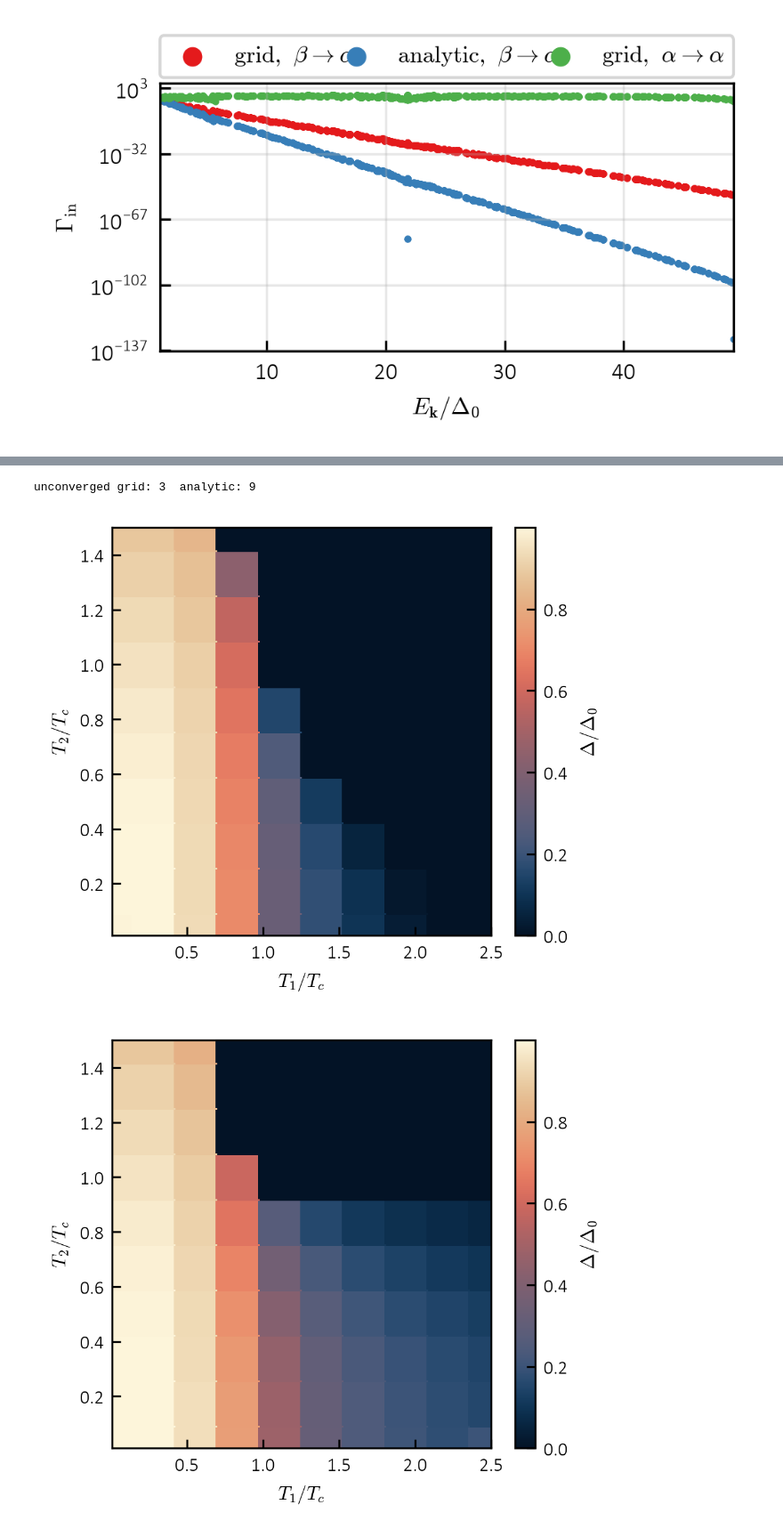
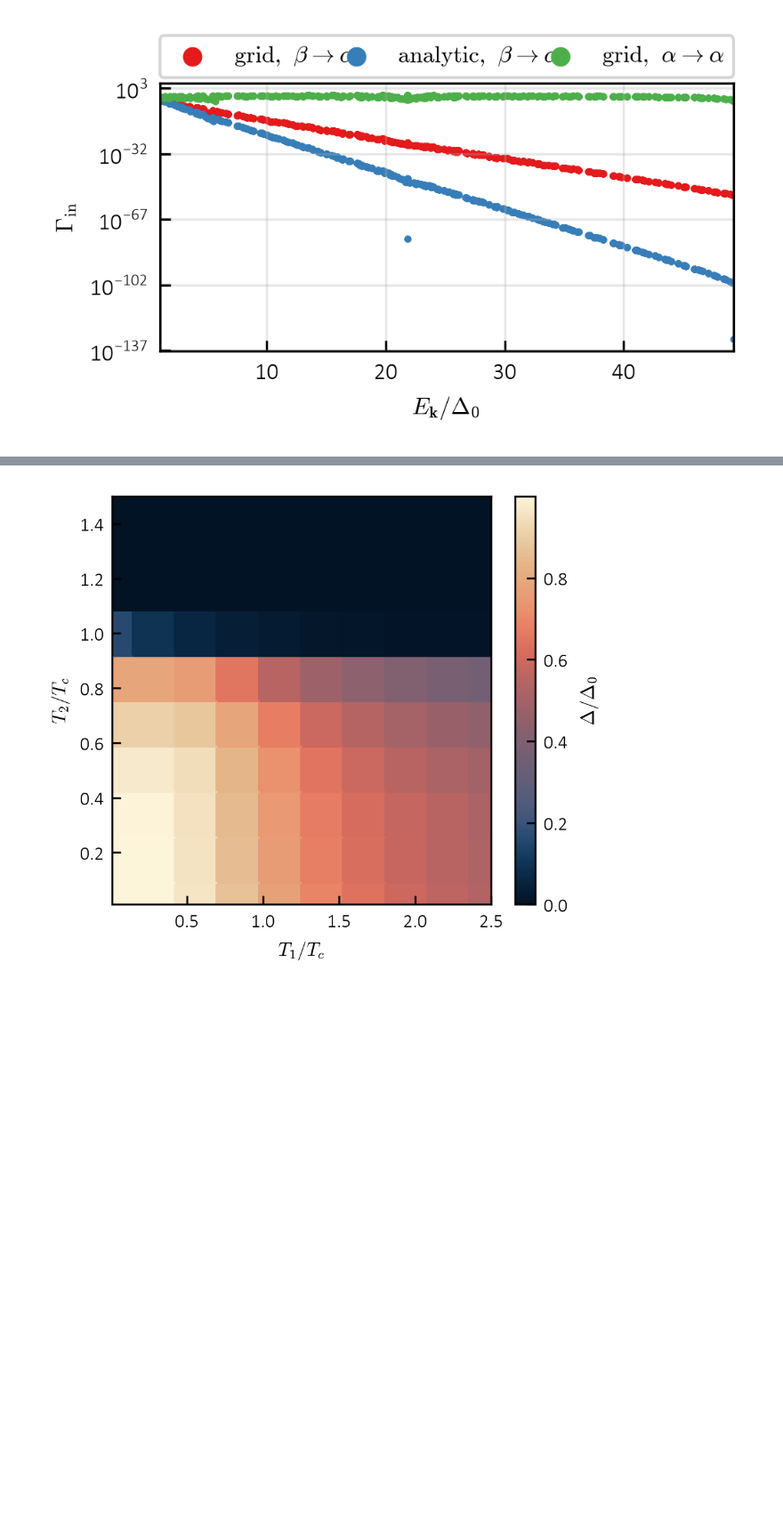
Before and after one commit to korl-z/IJS-F1, a Jupyter notebook: Koda/EI_cutoff/ibz_test copy.ipynb, the cells around one changed output, grey strips where cells are left out. Shown at 89% size. Drawn from its saved outputs; the diff is of its cells as text; code cells hidden in the pictures; blank space fills up the shorter version.

```diff
--- a/Koda/EI_cutoff/ibz_test copy.ipynb
+++ b/Koda/EI_cutoff/ibz_test copy.ipynb
@@ -129,7 +130,7 @@ plt.tight_layout()
 [figure]
 # %%
 se = eu.solve_eq(bd, p, t=t2, d=max(d0, 1.0e-3), m=m0, **{**eq["solve"], "prog": False})
-kw = dict(mix=(0.5, 0.5, 0.1), tol=1.0e-4, nmax=5000, chk=50, prog=True, jtol=1.0e-1)
+kw = dict(mix=(0.5, 0.5, 0.1), tol=1.0e-4, nmax=20000, chk=50, prog=True, jtol=1.0e-1)
 runs = {"A": (gp, ph), "B": (gp0, ph), "C": (cb, ph)}
 sol = {}
 for q, bb in runs.items():
@@ -163,11 +164,12 @@ plt.tight_layout()
 # %%
-gw = (0.0, 2.0)  # s window
+gw = (-2.0, 2.0)  # s window
 bi, ib = ibz.tb_2d_ibz(nk["scan"], **bp)
 
 gp0, ph = (fn(t, ib.kf, name=f"bath_{i + 1}", **{**bq, **o})
            for i, (t, o) in enumerate(zip((t1, t2), ov)))
-gp0 = replace(gp0, dip=0.0)
 
 cl = 3945.0
 cb = cv.CavityBath(t=t1, w0=gp0.w0, gam=gp0.gam, ta=bp["ta"], tb=bp["tb"],
                    c=cl, amp=gp0.amp * (cl / gp0.cs) ** 2, a0=gp0.a0)
+
+print(cb)
@@ -174,6 +178,6 @@ cb = cv.CavityBath(t=t1, w0=gp0.w0, gam=gp0.gam, ta=bp["ta"], tb=bp["tb"],
 # %%
 si = eu.solve_eq(bi, p, t=t2, d=max(d0, 1.0e-3), m=m0, **{**eq["solve"], "prog": False})
-kw = dict(mix=(0.5, 0.5, 0.1), tol=1.0e-6, nmax=5000, chk=50, prog=True, jtol=1.0e-1)
+kw = dict(mix=(0.05, 0.05, 0.01), tol=1.0e-8, nmax=10000, chk=50, prog=True, jtol=1.0e-2, pc=True)
 
 sol = {}
 for q, bb in {"grid": (gp0, ph), "cav": (cb, ph)}.items():
@@ -239,15 +243,13 @@ def sweep(mk):
                     s0 = sv  # next row starts here
     return dm, mm, ok
 # %%
-dg, mgm, okg = sweep(mg)
+# dg, mgm, okg = sweep(mg)
 da, mam, oka = sweep(mc)
-print("unconverged grid:", (~okg).sum(), " analytic:", (~oka).sum())
+# print("unconverged grid:", (~okg).sum(), " analytic:", (~oka).sum())
 
-fg, _ = plot_cmap(t1r, t2r, dg / d0, r"$\Delta/\Delta_0$", pt=pt)
+# fg, _ = plot_cmap(t1r, t2r, dg / d0, r"$\Delta/\Delta_0$", pt=pt)
 fa, _ = plot_cmap(t1r, t2r, da / d0, r"$\Delta/\Delta_0$", pt=pt)
 # fg.savefig(FIG_PATH + "gap_map_grid_c3.pdf", bbox_inches="tight")
 # fa.savefig(FIG_PATH + "gap_map_cav_c3945.pdf", bbox_inches="tight")
 # %% [output]
-unconverged grid: 3  analytic: 9
-[figure, old version]
+[figure, new version]
-[figure, removed]
```
Also changed, not shown: parts of 8 cells of this notebook, 10 other files.
